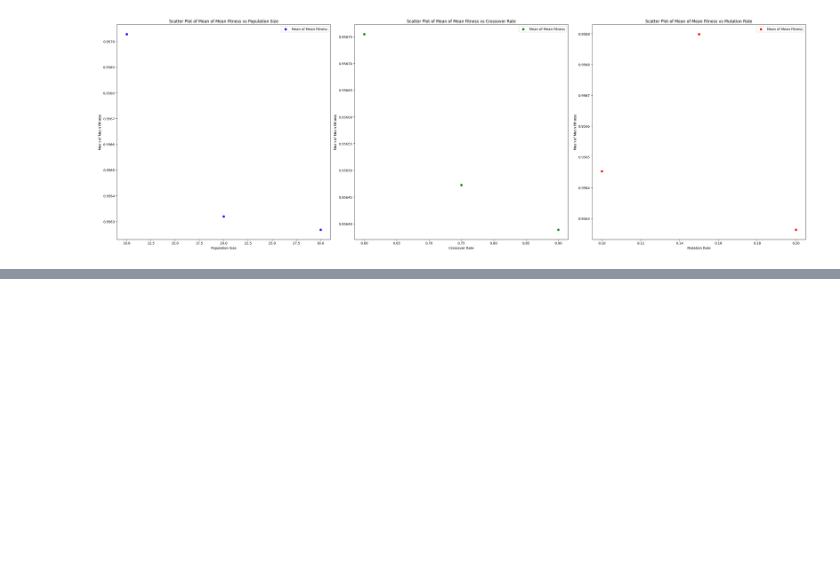
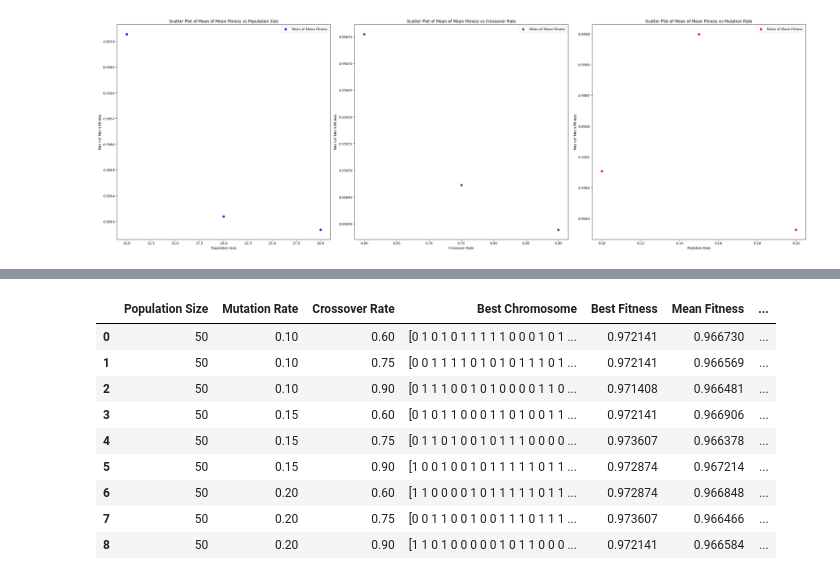
Before and after one commit to tugberkvaroglu/ec-term-project, a Jupyter notebook: ec_project.ipynb, the cells around one changed output, grey strips where cells are left out. Cells and saved outputs as stored; diff of their text form; code cells hidden in the pictures; blank space fills up the shorter version.

```diff
--- a/ec_project.ipynb
+++ b/ec_project.ipynb
@@ -808,0 +944,40 @@ plt.show()
+# %%
+import pandas as pd
+
+data = xgboost50_2k
+
+if "Population Size" not in data.columns:
+    data.insert(0, "Population Size", None)  # Add as the first column
+if "Mutation Rate" not in data.columns:
+    data.insert(1, "Mutation Rate", None)  # Add as the second column
+if "Crossover Rate" not in data.columns:
+    data.insert(2, "Crossover Rate", None)  # Add as the third column
+
+# Example input for the original loop
+pop_sizes = [50]
+mut_rates = [0.1, 0.15, 0.2]
+cross_rates = [0.6, 0.75, 0.9]
+
+count = 0  # Track row index
+for pop_size in pop_sizes:
+    for mut_rate in mut_rates:
+        for cross_rate in cross_rates:
+            # Add population size, mutation rate, and crossover rate to the existing DataFrame
+            if count < len(data):  # Ensure we're not exceeding the current DataFrame size
+                data.loc[count, "Population Size"] = pop_size
+                data.loc[count, "Mutation Rate"] = mut_rate
+                data.loc[count, "Crossover Rate"] = cross_rate
+                count += 1
+# %%
+display(data)
+# %% [output]
+|  | Population Size | Mutation Rate | Crossover Rate | Best Chromosome | Best Fitness | Mean Fitness | ... |
+| 0 | 50 | 0.10 | 0.60 | [0 1 0 1 0 1 1 1 1 1 0 0 0 1 0 1 ... | 0.972141 | 0.966730 | ... |
+| 1 | 50 | 0.10 | 0.75 | [0 0 1 1 1 1 0 1 0 1 0 1 1 1 0 1 ... | 0.972141 | 0.966569 | ... |
+| 2 | 50 | 0.10 | 0.90 | [0 1 1 1 0 0 1 0 1 0 0 0 0 1 1 0 ... | 0.971408 | 0.966481 | ... |
+| 3 | 50 | 0.15 | 0.60 | [0 1 0 1 1 0 0 0 1 1 0 1 0 0 1 1 ... | 0.972141 | 0.966906 | ... |
+| 4 | 50 | 0.15 | 0.75 | [0 1 1 0 1 0 0 1 0 1 1 1 0 0 0 0 ... | 0.973607 | 0.966378 | ... |
+| 5 | 50 | 0.15 | 0.90 | [1 0 0 1 0 0 1 0 1 1 1 1 1 0 1 1 ... | 0.972874 | 0.967214 | ... |
+| 6 | 50 | 0.20 | 0.60 | [1 1 0 0 0 0 1 0 1 1 1 1 1 0 1 1 ... | 0.972874 | 0.966848 | ... |
+| 7 | 50 | 0.20 | 0.75 | [0 0 1 1 0 0 1 0 0 1 1 1 0 1 1 1 ... | 0.973607 | 0.966466 | ... |
+| 8 | 50 | 0.20 | 0.90 | [1 1 0 1 0 0 0 0 0 1 0 1 1 0 0 0 ... | 0.972141 | 0.966584 | ... |
```
Also changed, not shown: parts of 17 cells of this notebook.
